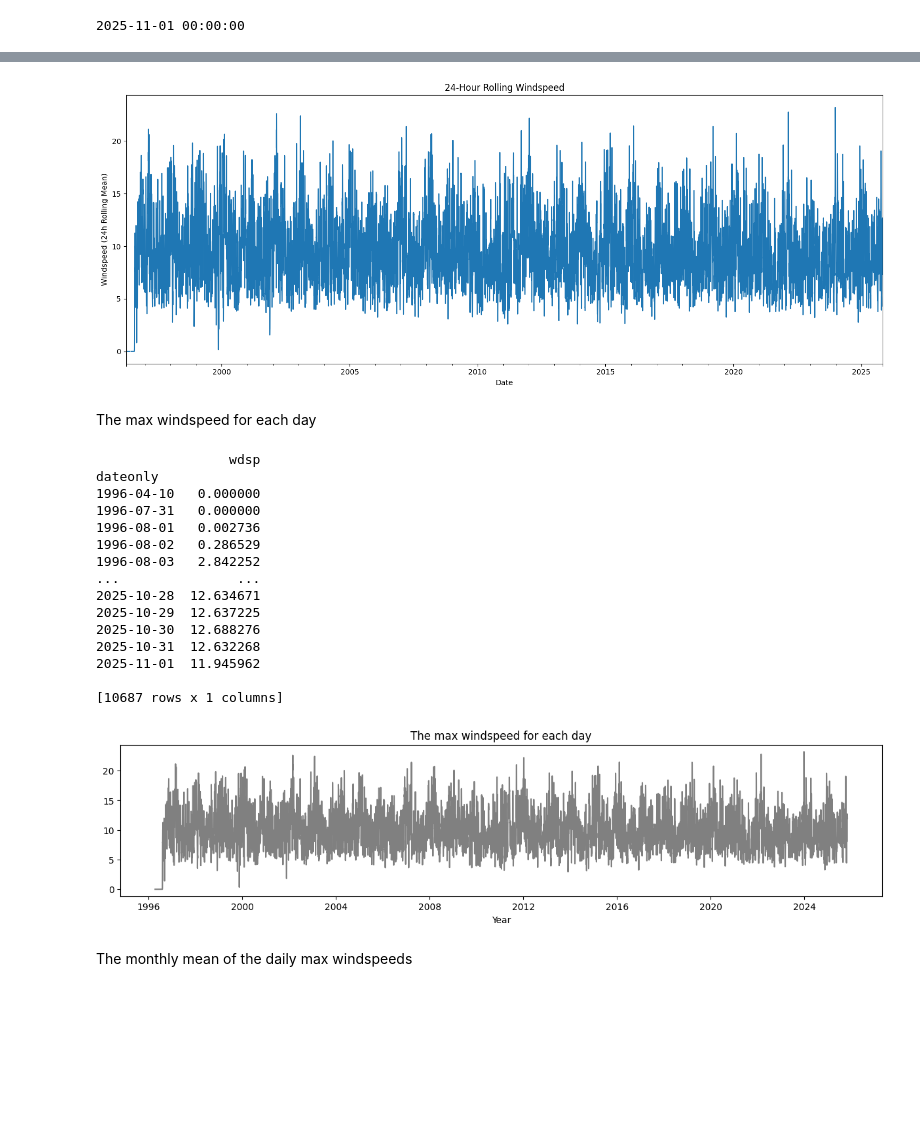
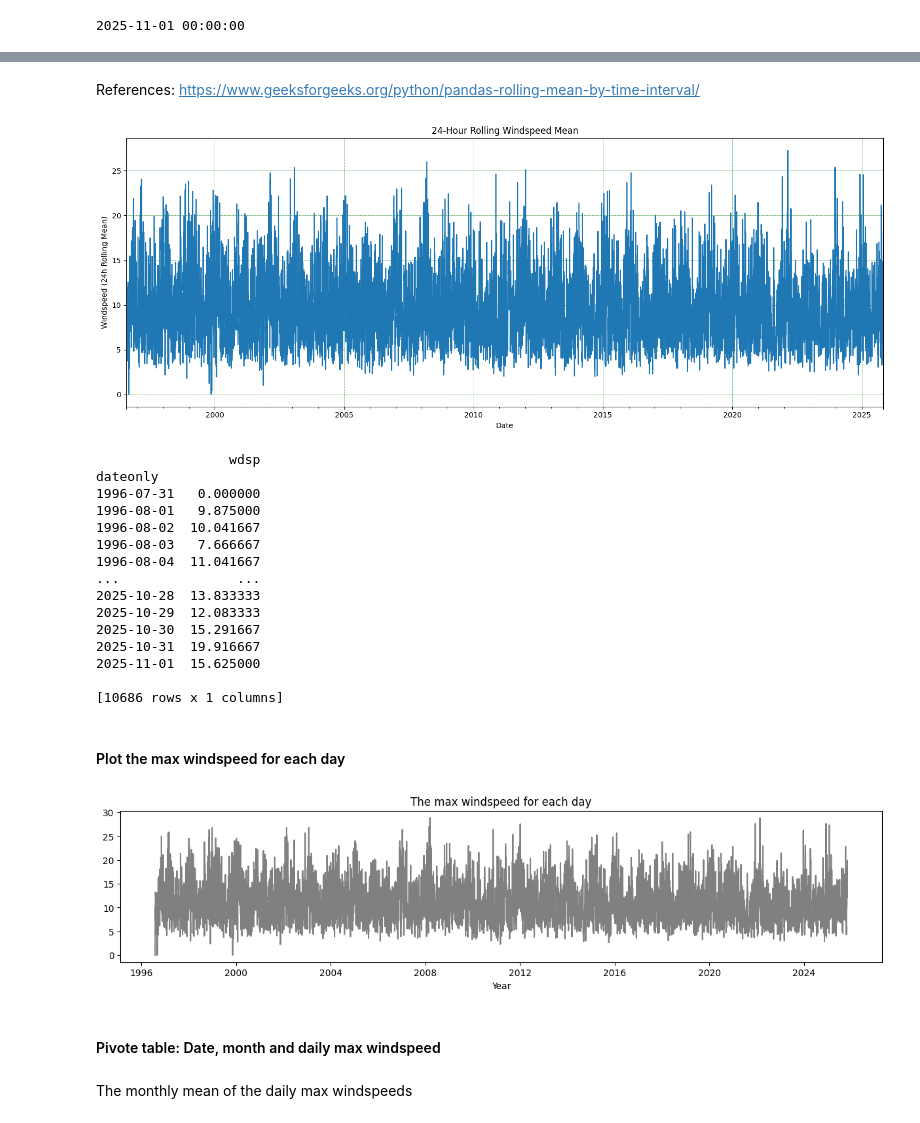
Before and after one commit to quyenphanlyons/programming-for-data-analytics, a Jupyter notebook: assignments/assignment06-weather.ipynb, the cells around one changed output, grey strips where cells are left out. Cells and saved outputs as stored; diff of their text form; code cells hidden in the pictures; blank space fills up the shorter version.

```diff
--- a/assignments/assignment06-weather.ipynb
+++ b/assignments/assignment06-weather.ipynb
@@ -58,0 +33,3 @@ df.head()
+# %%
+df = df.iloc[1:]
+df.head()
@@ -171,6 +183,3 @@ The rolling windspeed (say over 24 hours)
-# %%
-# Convert to datetime
-df['date'] = pd.to_datetime(df['date'])
 # %%
 # Set index
 df = df.set_index('date')#.sort_index()
@@ -228,6 +228,6 @@ df['wdsp'].head()
 Freq: h, Name: wdsp, dtype: float64
 # %%
-# 24-hour rolling mean over time-based window
-df['wdsp'] = df['wdsp'].rolling('24h').mean()
-df['wdsp'].head()
+# Calculating Rolling Mean 24-hour
+df['wdsp24h'] = df['wdsp'].rolling('24h').mean()
+df['wdsp24h'].head()
 # %% [output]
@@ -240,16 +240,17 @@ Freq: h, Name: wdsp, dtype: float64
+# %% [markdown]
+References: https://www.geeksforgeeks.org/python/pandas-rolling-mean-by-time-interval/
 # %%
 # Plot
 plt.figure(figsize=(15,6))
-df['wdsp'].plot()
-plt.title("24-Hour Rolling Windspeed")
+df['wdsp24h'].plot()
+plt.title("24-Hour Rolling Windspeed Mean")
 plt.xlabel("Date")
 plt.ylabel("Windspeed (24h Rolling Mean)")
 plt.tight_layout()
+plt.grid(color = 'green', linestyle = '--', linewidth = 0.4)
 plt.show()
 # %% [output]
-[figure, old version]
+[figure, new version]
-# %% [markdown]
-The max windspeed for each day
 # %%
 df_anal2 = pd.pivot_table(df,values='wdsp',
                           index= 'dateonly',
@@ -258,19 +259,21 @@ print(df_anal2)
 # %% [output]
                  wdsp
 dateonly
-1996-04-10   0.000000
 1996-07-31   0.000000
-1996-08-01   0.002736
-1996-08-02   0.286529
-1996-08-03   2.842252
+1996-08-01   9.875000
+1996-08-02  10.041667
+1996-08-03   7.666667
+1996-08-04  11.041667
 ...               ...
-2025-10-28  12.634671
-2025-10-29  12.637225
-2025-10-30  12.688276
-2025-10-31  12.632268
-2025-11-01  11.945962
+2025-10-28  13.833333
+2025-10-29  12.083333
+2025-10-30  15.291667
+2025-10-31  19.916667
+2025-11-01  15.625000
 
-[10687 rows x 1 columns]
+[10686 rows x 1 columns]
+# %% [markdown]
+#### Plot the max windspeed for each day
 # %%
 plt.figure(figsize=(15,3))
 plt.plot(df_anal2.index, df_anal2["wdsp"], color="grey")
@@ -278,7 +281,9 @@ plt.title('The max windspeed for each day')
 plt.xlabel('Year')
 plt.show()
 # %% [output]
-[figure, old version]
+[figure, new version]
+# %% [markdown]
+#### Pivote table: Date, month and daily max windspeed
 # %% [markdown]
 The monthly mean of the daily max windspeeds
 # %%
```
Also changed, not shown: parts of 36 cells of this notebook.
